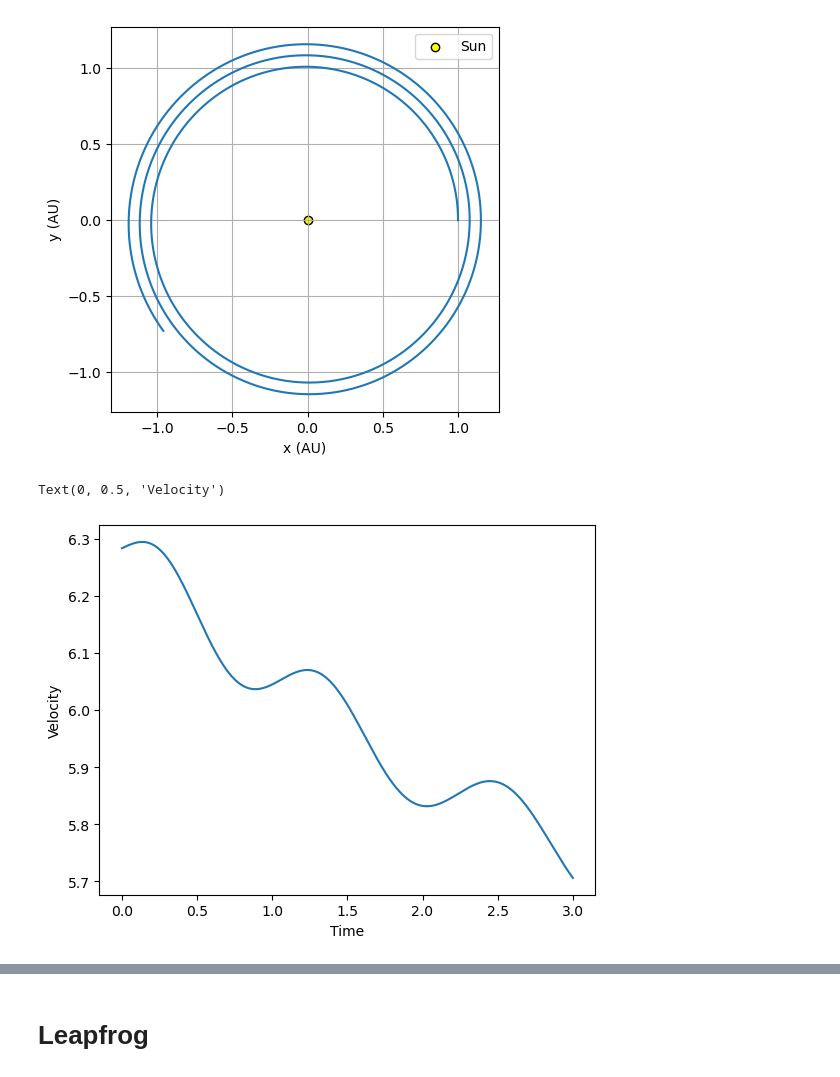
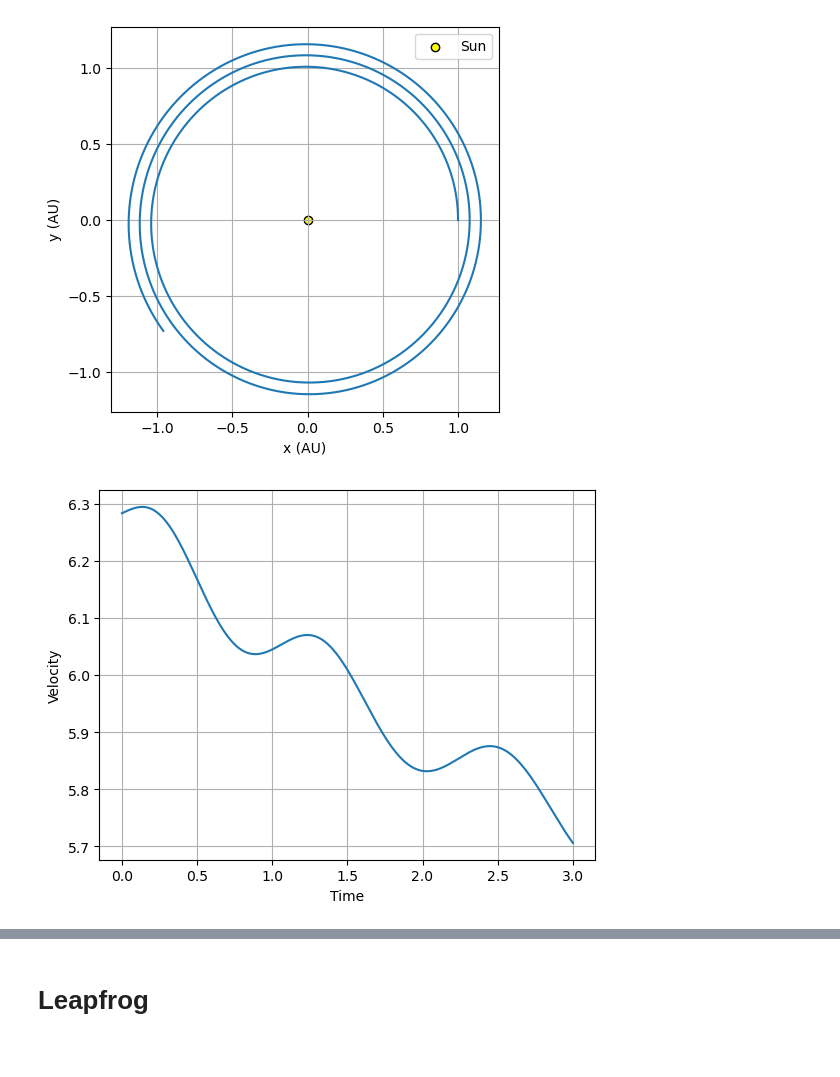
Before and after one commit to kparrine/Computational_Astro, a Jupyter notebook: C4/C4.ipynb, the cells around one changed output, grey strips where cells are left out. Drawn from its saved outputs; the diff is of its cells as text; code cells hidden in the pictures.

```diff
--- a/C4/C4.ipynb
+++ b/C4/C4.ipynb
@@ -78,18 +78,19 @@ plt.legend()
 # %%
 G = 4*np.pi**2
 M = 1 #solar mass
 x, y = 0,1 #AU
 r = np.sqrt(x**2+y**2)
 vcirc = np.sqrt(G*M/r)
 
 x,y,vx,vy,e,t = Euler(1,0,0,vcirc,3,0.001)
 
 plt.plot(t, np.sqrt(vx**2+vy**2))
 plt.xlabel("Time")
 plt.ylabel("Velocity")
+plt.grid()
+plt.show()
 # %% [output]
-Text(0, 0.5, 'Velocity')
-[figure, old version]
+[figure, new version]
 # %%
 plt.plot(t, e)
 plt.xlabel("Time")
```
Also changed, not shown: parts of 10 cells of this notebook.
